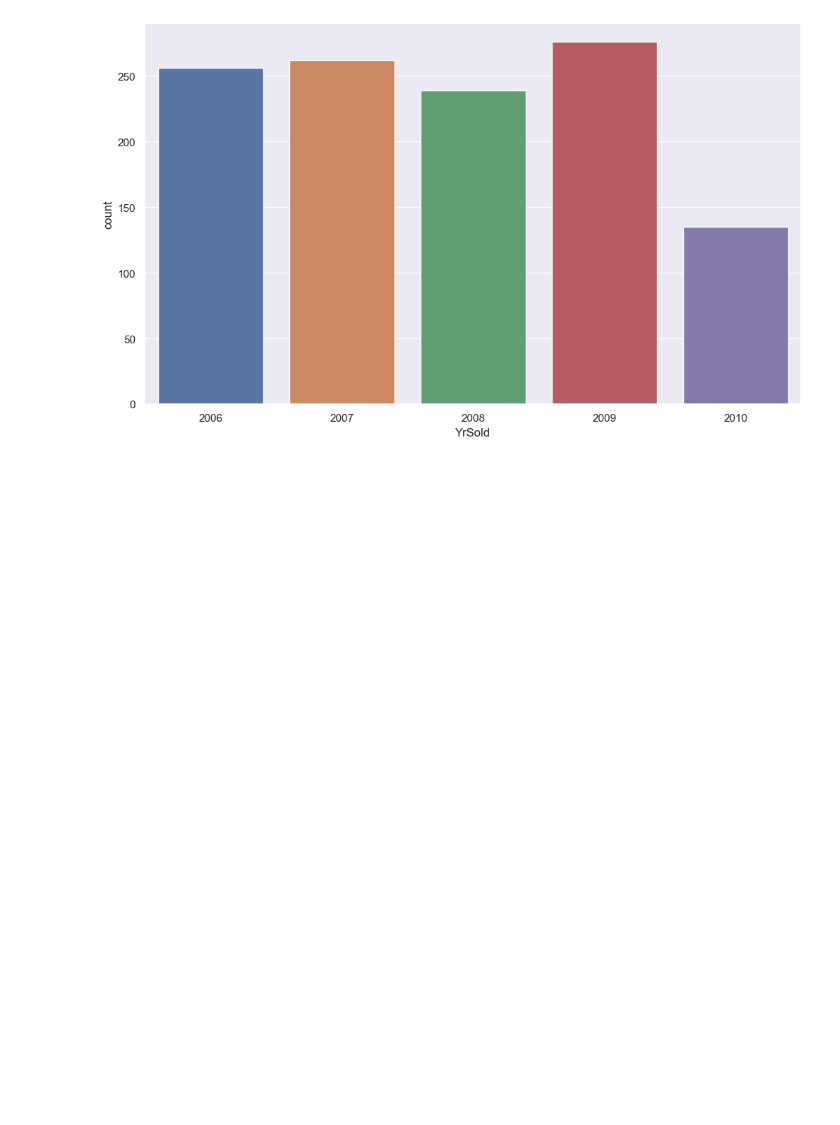
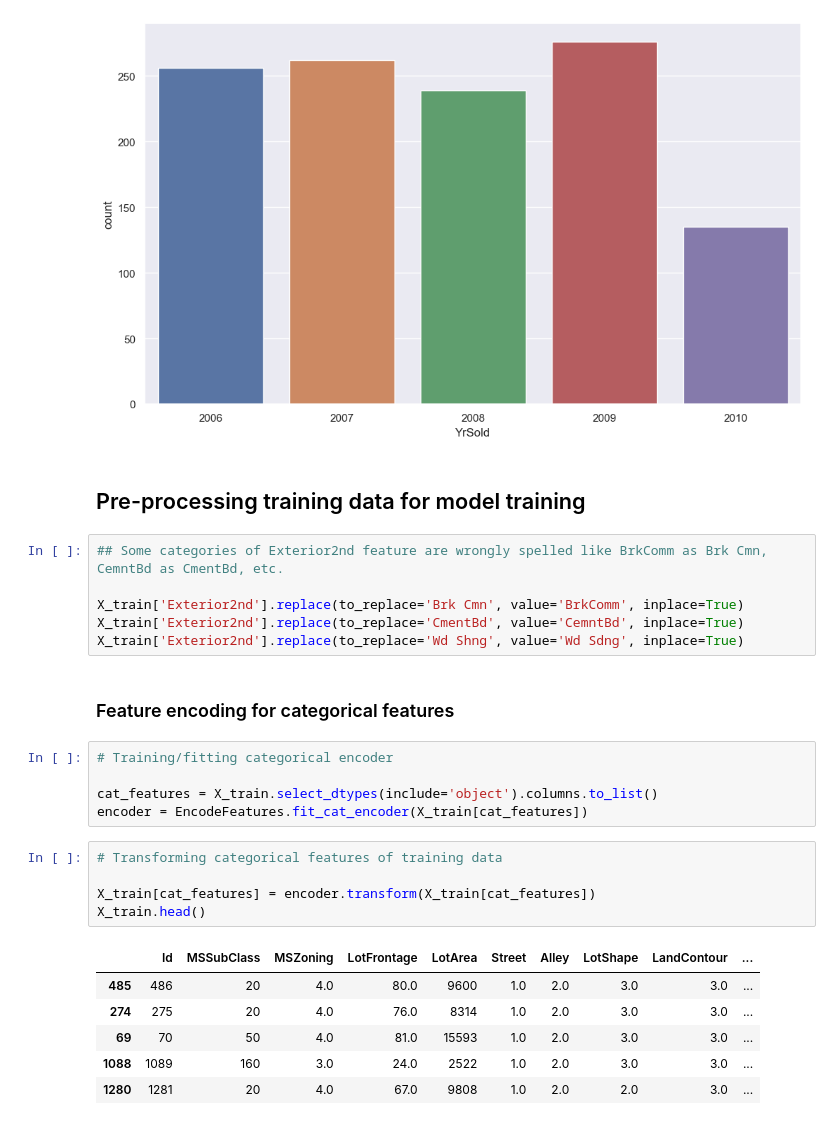
Before and after one commit to Vikeshkr-DSP/House_Price_Prediction, a Jupyter notebook: House_Price_Prediction.ipynb, the cells around one changed output. Drawn from its saved outputs; the diff is of its cells as text; blank space fills up the shorter version.

Commit message:
encode categorical features

```diff
--- a/House_Price_Prediction.ipynb
+++ b/House_Price_Prediction.ipynb
@@ -663,3 +660,30 @@ sns.countplot(x=X_train['YrSold'])
 <Figure size 1200x700 with 0 Axes>
 <Axes: xlabel='YrSold', ylabel='count'>
 [figure]
+# %% [markdown]
+## Pre-processing training data for model training
+# %%
+## Some categories of Exterior2nd feature are wrongly spelled like BrkComm as Brk Cmn, CemntBd as CmentBd, etc.
+
+X_train['Exterior2nd'].replace(to_replace='Brk Cmn', value='BrkComm', inplace=True)
+X_train['Exterior2nd'].replace(to_replace='CmentBd', value='CemntBd', inplace=True)
+X_train['Exterior2nd'].replace(to_replace='Wd Shng', value='Wd Sdng', inplace=True)
+# %% [markdown]
+### Feature encoding for categorical features
+# %%
+# Training/fitting categorical encoder
+
+cat_features = X_train.select_dtypes(include='object').columns.to_list()
+encoder = EncodeFeatures.fit_cat_encoder(X_train[cat_features])
+# %%
+# Transforming categorical features of training data
+
+X_train[cat_features] = encoder.transform(X_train[cat_features])
+X_train.head()
+# %% [output]
+|  | Id | MSSubClass | MSZoning | LotFrontage | LotArea | Street | Alley | LotShape | LandContour | ... |
+| 485 | 486 | 20 | 4.0 | 80.0 | 9600 | 1.0 | 2.0 | 3.0 | 3.0 | ... |
+| 274 | 275 | 20 | 4.0 | 76.0 | 8314 | 1.0 | 2.0 | 3.0 | 3.0 | ... |
+| 69 | 70 | 50 | 4.0 | 81.0 | 15593 | 1.0 | 2.0 | 3.0 | 3.0 | ... |
+| 1088 | 1089 | 160 | 3.0 | 24.0 | 2522 | 1.0 | 2.0 | 3.0 | 3.0 | ... |
+| 1280 | 1281 | 20 | 4.0 | 67.0 | 9808 | 1.0 | 2.0 | 2.0 | 3.0 | ... |
```
Also changed, not shown: parts of 2 cells of this notebook, 1 other file.
